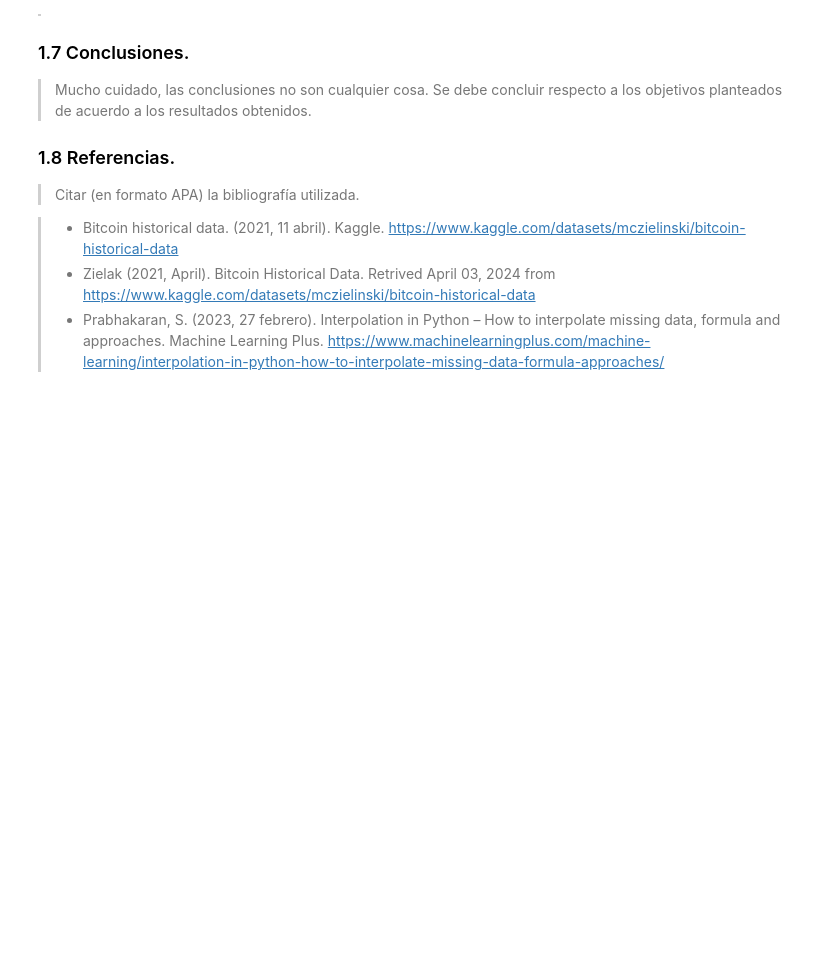
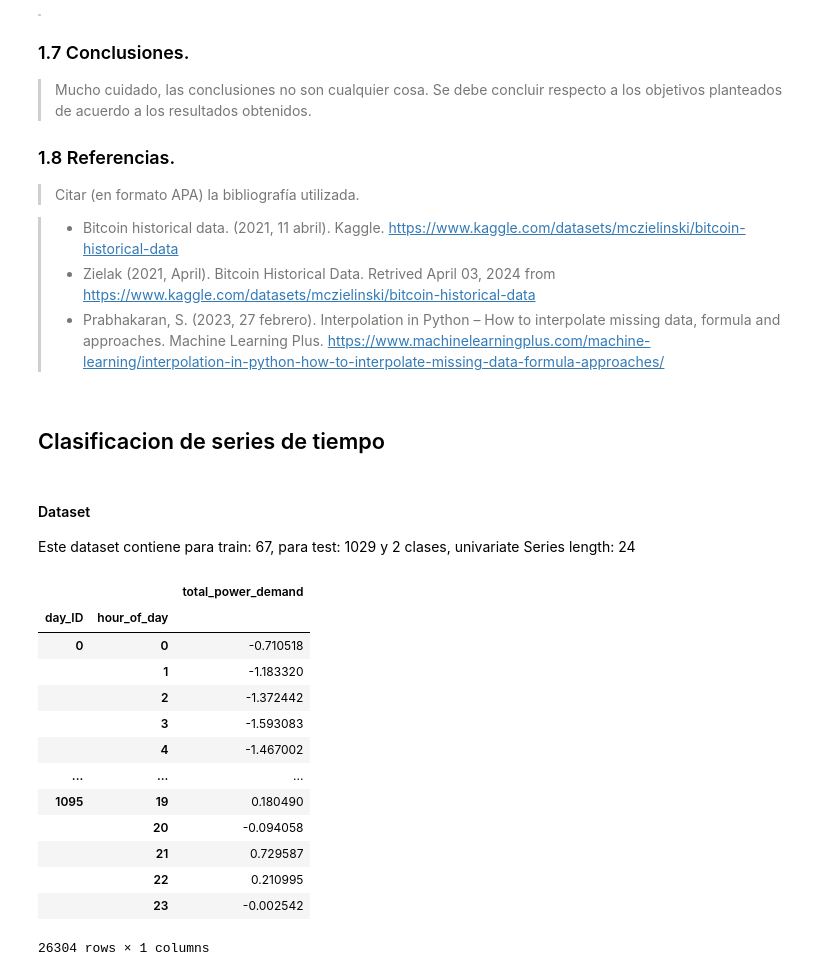
Before and after one commit to Andr3Glez/proyecto_modulo1, a Jupyter notebook: ProyectoModulo1_GonzalezA_DueñasS.ipynb, the cells around one changed output. Drawn from its saved outputs; the diff is of its cells as text; code cells hidden in the pictures; blank space fills up the shorter version.

Commit message:
Agregando toda la parte de clasificacion ts

```diff
--- a/ProyectoModulo1_GonzalezA_DueñasS.ipynb
+++ b/ProyectoModulo1_GonzalezA_DueñasS.ipynb
@@ -1591,3 +1591,8 @@ plt.show()
 > - Bitcoin historical data. (2021, 11 abril). Kaggle. https://www.kaggle.com/datasets/mczielinski/bitcoin-historical-data
 > - Zielak (2021, April). Bitcoin Historical Data. Retrived April 03, 2024 from https://www.kaggle.com/datasets/mczielinski/bitcoin-historical-data
 > - Prabhakaran, S. (2023, 27 febrero). Interpolation in Python – How to interpolate missing data, formula and approaches. Machine Learning Plus. https://www.machinelearningplus.com/machine-learning/interpolation-in-python-how-to-interpolate-missing-data-formula-approaches/
+# %% [markdown]
+## Clasificacion de series de tiempo
+# %% [markdown]
+#### Dataset
+Este dataset contiene para train: 67, para test: 1029 y 2 clases,  univariate Series length: 24
@@ -1593,0 +1604,23 @@ plt.show()
+# %%
+X, y = load_italy_power_demand(return_type="pd-multiindex")
+
+# Renombramos para que sea más fácil de identificar
+X.columns = ["total_power_demand"]
+X.index.names = ["day_ID", "hour_of_day"]
+# %%
+X
+# %% [output]
+|  |  | total_power_demand |
+| day_ID | hour_of_day |  |
+| 0 | 0 | -0.710518 |
+|  | 1 | -1.183320 |
+|  | 2 | -1.372442 |
+|  | 3 | -1.593083 |
+|  | 4 | -1.467002 |
+| ... | ... | ... |
+| 1095 | 19 | 0.180490 |
+|  | 20 | -0.094058 |
+|  | 21 | 0.729587 |
+|  | 22 | 0.210995 |
+|  | 23 | -0.002542 |
+26304 rows × 1 columns
```
Also changed, not shown: parts of 24 cells of this notebook.
